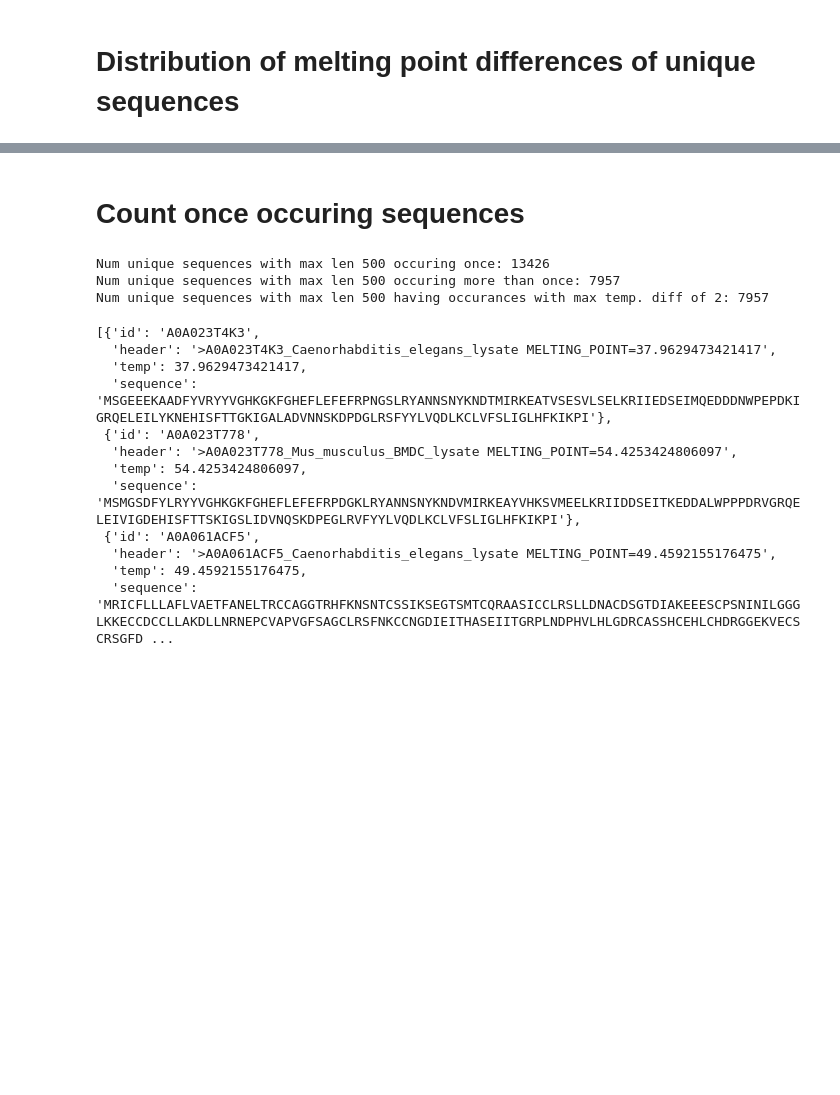
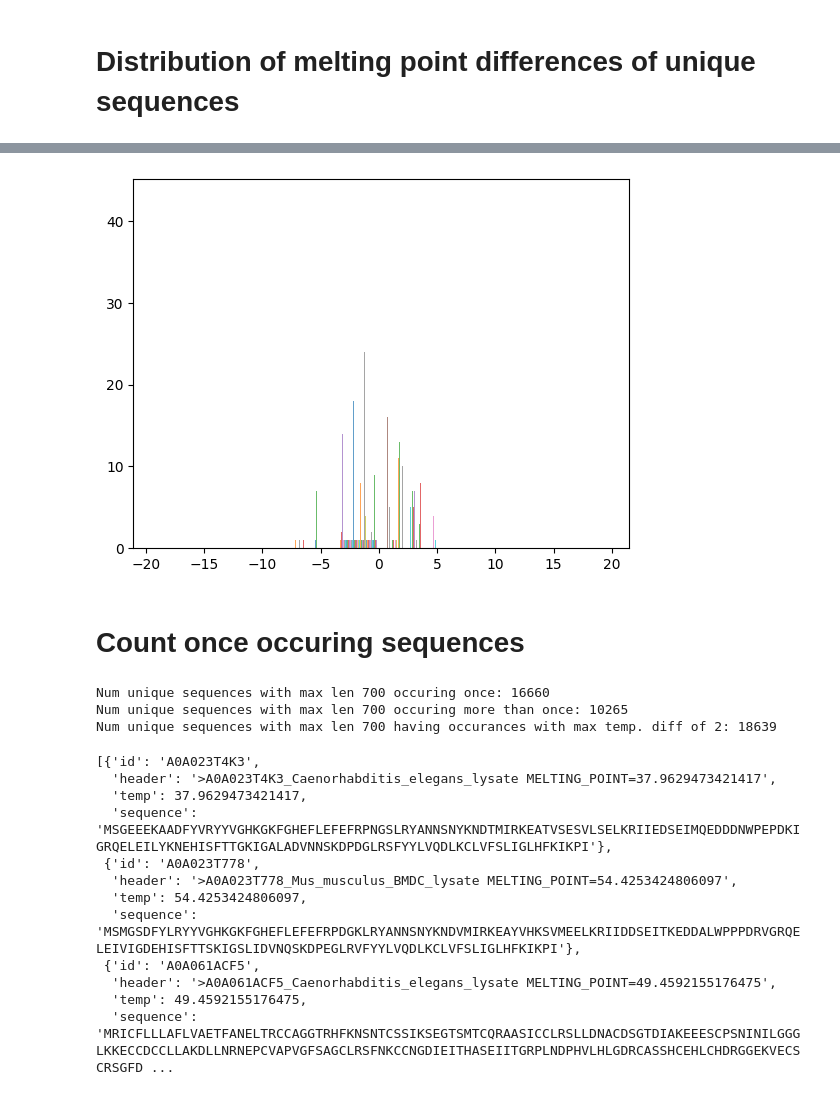
Before and after one commit to tfiedlerdev/pretraining-aware-hotprot, a Jupyter notebook: data_filtering.ipynb, the cells around one changed output, grey strips where cells are left out. Saved outputs shown, nothing was run; the diff lists cells and outputs as text; code cells hidden in the pictures; blank space fills up the shorter version.

```diff
--- a/data_filtering.ipynb
+++ b/data_filtering.ipynb
@@ -117,8 +122,14 @@ Plotting
+# %%
+bins = np.linspace(-10, 10, 100)
+pyplot.hist(list(diffs.values()),  alpha=0.7, label=[str(key) for key in list(diffs.keys())])
+pyplot.show()
+# %% [output]
+[figure, added]
 # %% [markdown]
 # Count once occuring sequences
 # %%
 nums = dict.fromkeys(uniqueSeqs, 0)
-thermos = dict.fromkeys(uniqueSeqs, [])
+thermos = dict([(seq, [])for seq in uniqueSeqs])
 for entry in seqLenConstrainedDs:
     nums[entry["sequence"]] +=1
     thermos[entry["sequence"]].append(entry["temp"])
@@ -144,9 +155,9 @@ print(f"Num unique sequences with max len {maxLen} occuring once:", numOnceOccur
 print(f"Num unique sequences with max len {maxLen} occuring more than once:", numMultiple)
 print(f"Num unique sequences with max len {maxLen} having occurances with max temp. diff of {maxDiff}:", numWithinRange)
 # %% [output]
-Num unique sequences with max len 500 occuring once: 13426
-Num unique sequences with max len 500 occuring more than once: 7957
-Num unique sequences with max len 500 having occurances with max temp. diff of 2: 7957
+Num unique sequences with max len 700 occuring once: 16660
+Num unique sequences with max len 700 occuring more than once: 10265
+Num unique sequences with max len 700 having occurances with max temp. diff of 2: 18639
 # %%
 dataset[:3]
 # %% [output]
```
Also changed, not shown: parts of 2 cells of this notebook, 6 other files.
